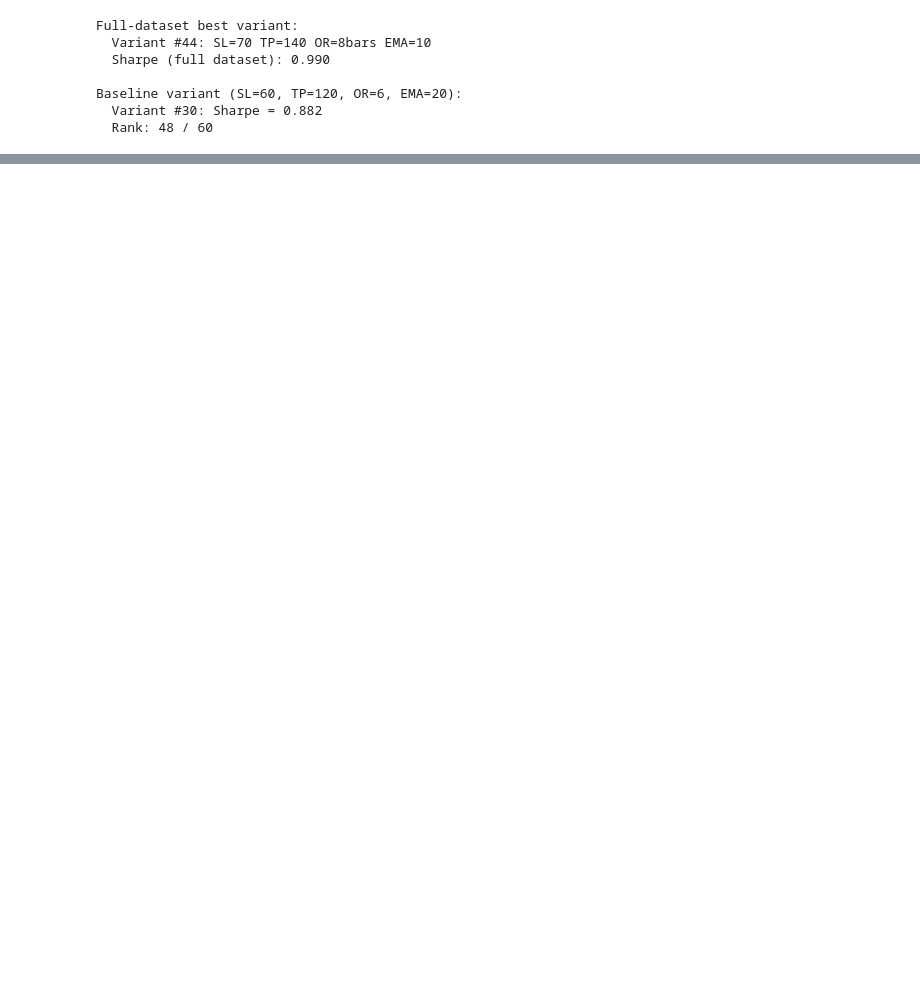
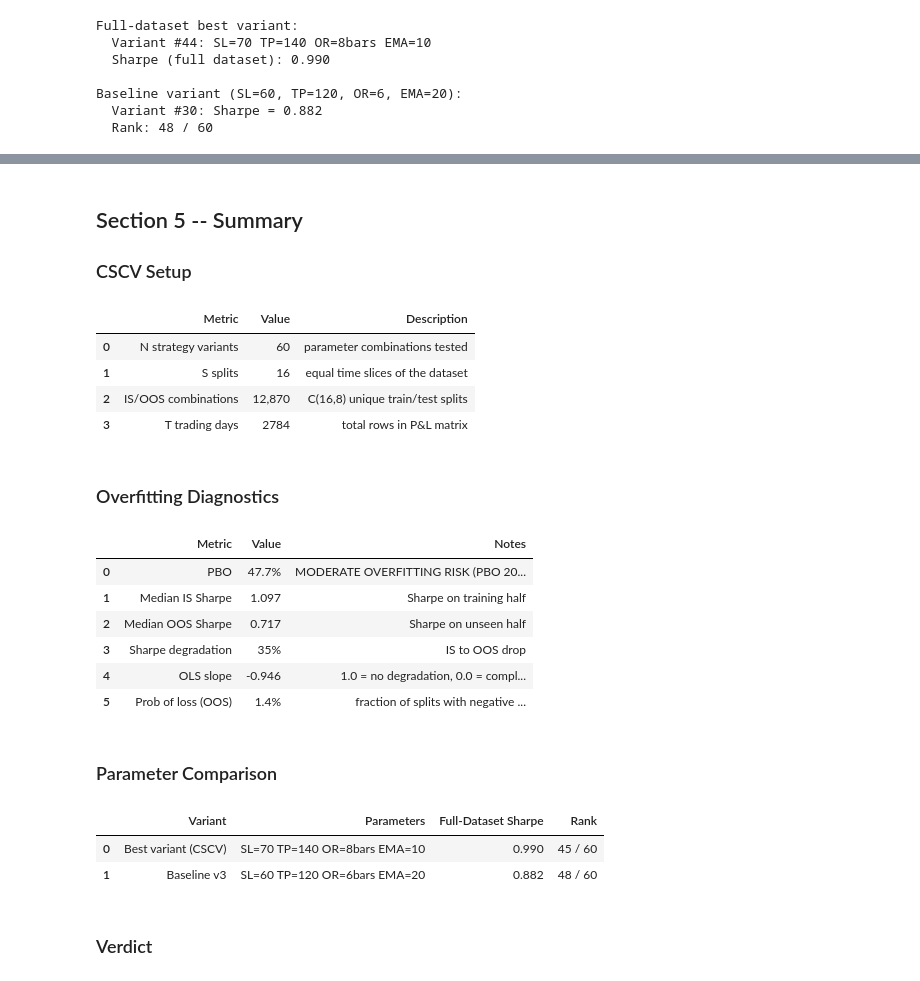
Before and after one commit to kunpark04/futures, a Jupyter notebook: notebooks/original/backtest_v4.ipynb, the cells around one changed output, grey strips where cells are left out. Cells and saved outputs as stored; diff of their text form; code cells hidden in the pictures; blank space fills up the shorter version.

```diff
--- a/notebooks/original/backtest_v4.ipynb
+++ b/notebooks/original/backtest_v4.ipynb
@@ -261,51 +326,50 @@ Baseline variant (SL=60, TP=120, OR=6, EMA=20):
   Variant #30: Sharpe = 0.882
   Rank: 48 / 60
 # %%
+from IPython.display import display, Markdown
+
 slope, intercept = np.polyfit(is_sharpes, oos_sharpes, 1)
 sharpe_degradation_pct = (1 - np.median(oos_sharpes) / np.median(is_sharpes)) * 100
 baseline_rank = int(np.sum(full_sharpes <= full_sharpes[baseline_idx]))
 
-# Table 1: CSCV Setup
+# --- Table 1: CSCV Setup ---
+display(Markdown('## Section 5 -- Summary\n### CSCV Setup'))
 summary = pd.DataFrame([
-    ('N strategy variants',   N,                           'parameter combinations tested'),
-    ('S splits',              S,                           'equal time slices of the dataset'),
-    ('IS/OOS combinations',   f'{results["n_combos"]:,}',  'C(16,8) unique train/test splits'),
-    ('T trading days',        T,                           'total rows in P&L matrix'),
+    ('N strategy variants', N,                           'parameter combinations tested'),
+    ('S splits',            S,                           'equal time slices of the dataset'),
+    ('IS/OOS combinations', f'{results["n_combos"]:,}',  'C(16,8) unique train/test splits'),
+    ('T trading days',      T,                           'total rows in P&L matrix'),
 ], columns=['Metric', 'Value', 'Description'])
-print('CSCV SETUP')
-print(summary.to_string(index=False))
+display(summary)
 
-# Table 2: Overfitting Diagnostics
+# --- Table 2: Overfitting Diagnostics ---
+display(Markdown('### Overfitting Diagnostics'))
 overfitting = pd.DataFrame([
-    ('PBO',                f'{pbo*100:.1f}%',              pbo_verdict(pbo)),
-    ('Median IS Sharpe',   f'{np.median(is_sharpes):.3f}', 'Sharpe on training half'),
-    ('Median OOS Sharpe',  f'{np.median(oos_sharpes):.3f}','Sharpe on unseen half'),
+    ('PBO',                f'{pbo*100:.1f}%',               pbo_verdict(pbo)),
+    ('Median IS Sharpe',   f'{np.median(is_sharpes):.3f}',  'Sharpe on training half'),
+    ('Median OOS Sharpe',  f'{np.median(oos_sharpes):.3f}', 'Sharpe on unseen half'),
     ('Sharpe degradation', f'{sharpe_degradation_pct:.0f}%','IS to OOS drop'),
-    ('OLS slope',          f'{slope:.3f}',                 '1.0 = no degradation, 0.0 = complete'),
-    ('Prob of loss (OOS)', f'{prob_loss*100:.1f}%',        'fraction of splits with negative OOS return'),
+    ('OLS slope',          f'{slope:.3f}',                  '1.0 = no degradation, 0.0 = complete noise'),
+    ('Prob of loss (OOS)', f'{prob_loss*100:.1f}%',         'fraction of splits with negative OOS return'),
 ], columns=['Metric', 'Value', 'Notes'])
-print()
-print('OVERFITTING DIAGNOSTICS')
-print(overfitting.to_string(index=False))
+display(overfitting)
 
-# Table 3: Parameter Comparison
+# --- Table 3: Parameter Comparison ---
+display(Markdown('### Parameter Comparison'))
 params = pd.DataFrame([
-    ('Best variant (CSCV)', 'SL=70  TP=140  OR=8bars  EMA=10', f'{full_sharpes[best_idx]:.3f}',     f'{best_idx+1} / {N}'),
+    ('Best variant (CSCV)', 'SL=70  TP=140  OR=8bars  EMA=10', f'{full_sharpes[best_idx]:.3f}',     f'{best_idx + 1} / {N}'),
     ('Baseline v3',         'SL=60  TP=120  OR=6bars  EMA=20', f'{full_sharpes[baseline_idx]:.3f}', f'{baseline_rank} / {N}'),
 ], columns=['Variant', 'Parameters', 'Full-Dataset Sharpe', 'Rank'])
-print()
-print('PARAMETER COMPARISON')
-print(params.to_string(index=False))
+display(params)
 
-# Table 4: Verdict
+# --- Table 4: Verdict ---
+display(Markdown('### Verdict'))
 verdict_table = pd.DataFrame([
-    ('Edge exists?',            'YES',                        f'Prob(loss OOS) = {prob_loss*100:.1f}% -- strategy profitable on unseen data'),
-    ('Parameters overfit?',     'MODERATE',                   f'PBO {pbo*100:.1f}% -- parameter selection is ~coin flip'),
-    ('Forward Sharpe estimate', f'~{np.median(oos_sharpes):.2f}', 'realistic expectation vs backtest 1.10'),
-    ('Beats S&P 500 Sharpe?',   'YES',                        'OOS Sharpe ~0.72 vs S&P 500 ~0.60'),
-    ('Recommended next test',   'v5',                         'SL=70/TP=140/OR=8/EMA=10 -- rerun CSCV to confirm'),
+    ('Edge exists?',            'YES',                             f'Prob(loss OOS) = {prob_loss*100:.1f}% -- strategy profitable on unseen data'),
+    ('Parameters overfit?',     'MODERATE',                        f'PBO {pbo*100:.1f}% -- parameter selection is ~coin flip'),
+    ('Forward Sharpe estimate', f'~{np.median(oos_sharpes):.2f}',  'realistic expectation vs backtest IS median 1.097'),
+    ('Beats S&P 500 Sharpe?',   'YES',                             'OOS Sharpe ~0.72 vs S&P 500 ~0.60'),
+    ('Recommended next test',   'v5',                              'SL=70/TP=140/OR=8/EMA=10 -- rerun CSCV to confirm'),
 ], columns=['Question', 'Answer', 'Detail'])
-print()
-print('VERDICT')
-print(verdict_table.to_string(index=False))
+display(verdict_table)
 # %% [output]
@@ -328,0 +376,20 @@ Forward Sharpe estimate    ~0.72                      realistic expectation vs b
+## Section 5 -- Summary
+### CSCV Setup
+|  | Metric | Value | Description |
+| 0 | N strategy variants | 60 | parameter combinations tested |
+| 1 | S splits | 16 | equal time slices of the dataset |
+| 2 | IS/OOS combinations | 12,870 | C(16,8) unique train/test splits |
+| 3 | T trading days | 2784 | total rows in P&L matrix |
+### Overfitting Diagnostics
+|  | Metric | Value | Notes |
+| 0 | PBO | 47.7% | MODERATE OVERFITTING RISK (PBO 20... |
+| 1 | Median IS Sharpe | 1.097 | Sharpe on training half |
+| 2 | Median OOS Sharpe | 0.717 | Sharpe on unseen half |
+| 3 | Sharpe degradation | 35% | IS to OOS drop |
+| 4 | OLS slope | -0.946 | 1.0 = no degradation, 0.0 = compl... |
+| 5 | Prob of loss (OOS) | 1.4% | fraction of splits with negative ... |
+### Parameter Comparison
+|  | Variant | Parameters | Full-Dataset Sharpe | Rank |
+| 0 | Best variant (CSCV) | SL=70 TP=140 OR=8bars EMA=10 | 0.990 | 45 / 60 |
+| 1 | Baseline v3 | SL=60 TP=120 OR=6bars EMA=20 | 0.882 | 48 / 60 |
+### Verdict
```
Also changed, not shown: parts of 5 cells of this notebook, 5 other files.
